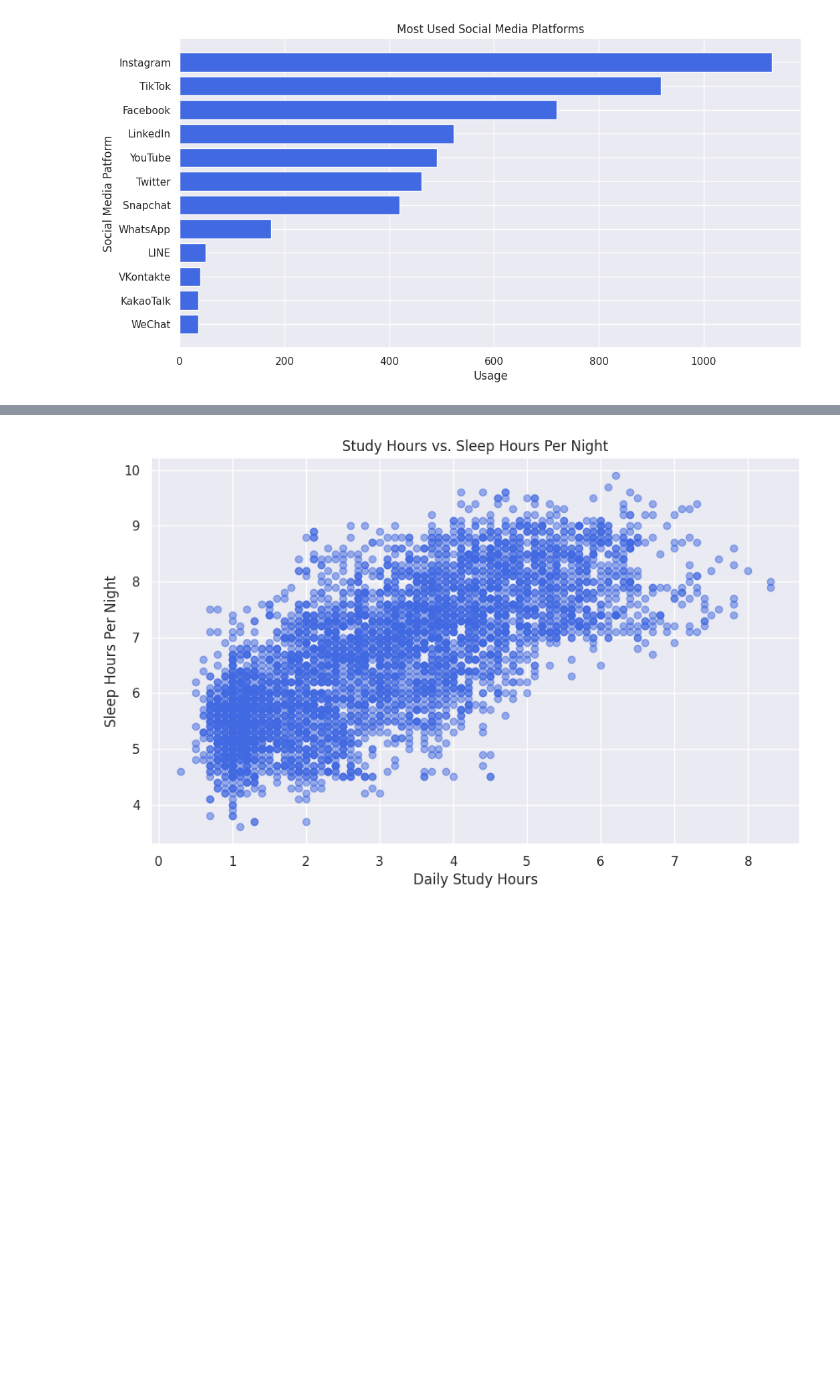
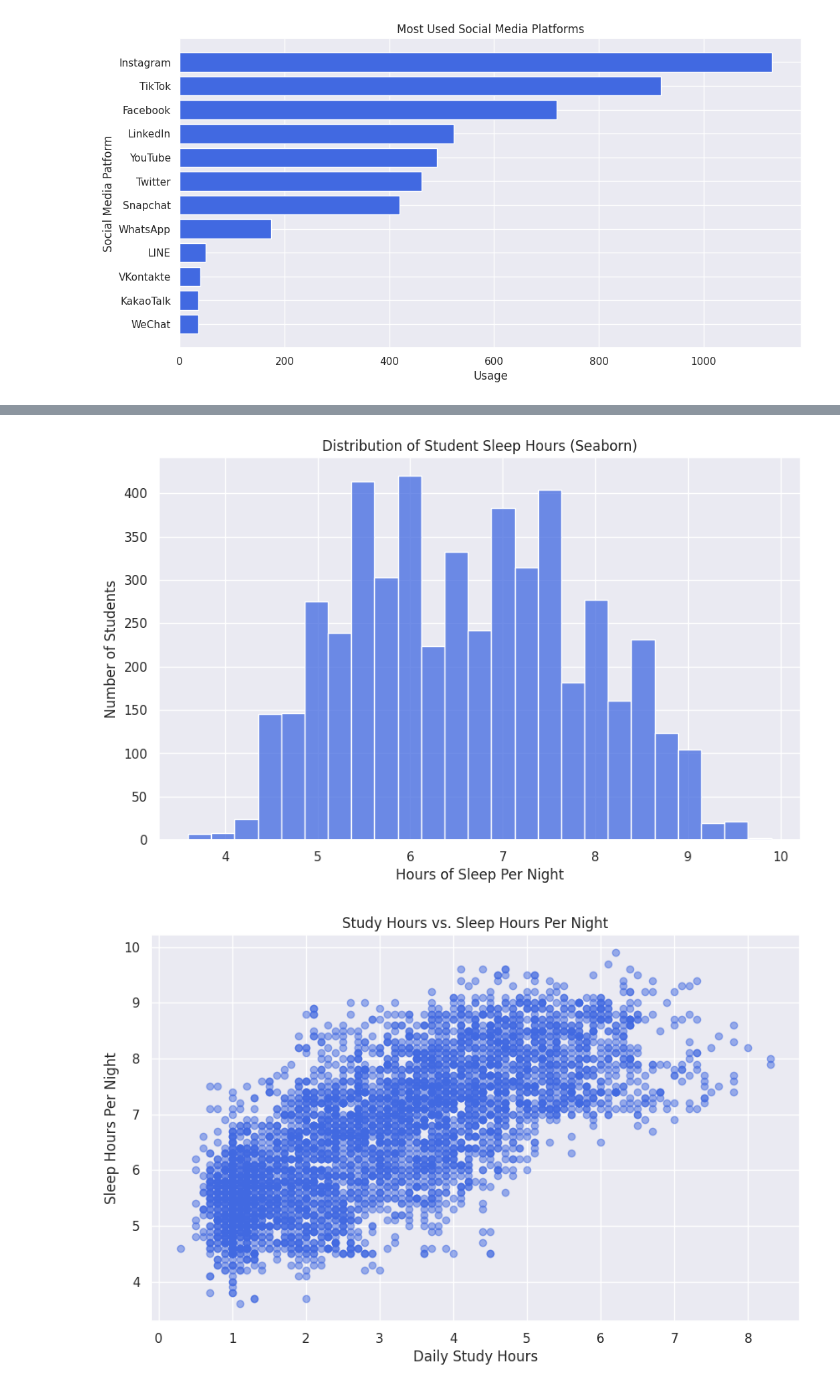
Before and after one commit to sudoAdarsh/Social-Media-Mental-Health-EDA, a Jupyter notebook: Social_Media_Mental_Health_EDA.ipynb, the cells around one changed output, grey strips where cells are left out. Saved outputs shown, nothing was run; the diff lists cells and outputs as text; code cells hidden in the pictures; blank space fills up the shorter version.

```diff
--- a/Social_Media_Mental_Health_EDA.ipynb
+++ b/Social_Media_Mental_Health_EDA.ipynb
@@ -110,3 +124,17 @@ plt.show()
+# %%
+# Seaborn Implementation
+
+fig, ax = plt.subplots(figsize=(10, 6))
+
+sns.histplot(data = df, x="Sleep_Hours_Per_Night", bins=25, edgecolor="white", ax=ax, color="royalblue")
+
+ax.set_title("Distribution of Student Sleep Hours (Seaborn)")
+ax.set_xlabel("Hours of Sleep Per Night")
+ax.set_ylabel("Number of Students")
+
+plt.show()
+# %% [output]
+[figure, added]
 # %%
 x_data = df['Study_Hours']
 y_data = df['Sleep_Hours_Per_Night']
```
Also changed, not shown: parts of 8 cells of this notebook.
